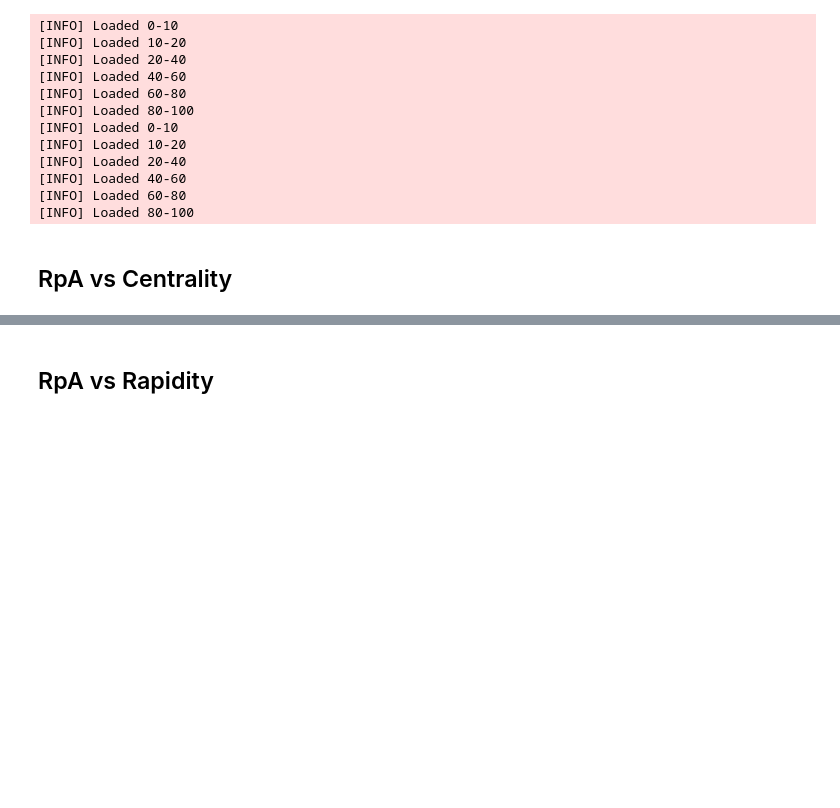
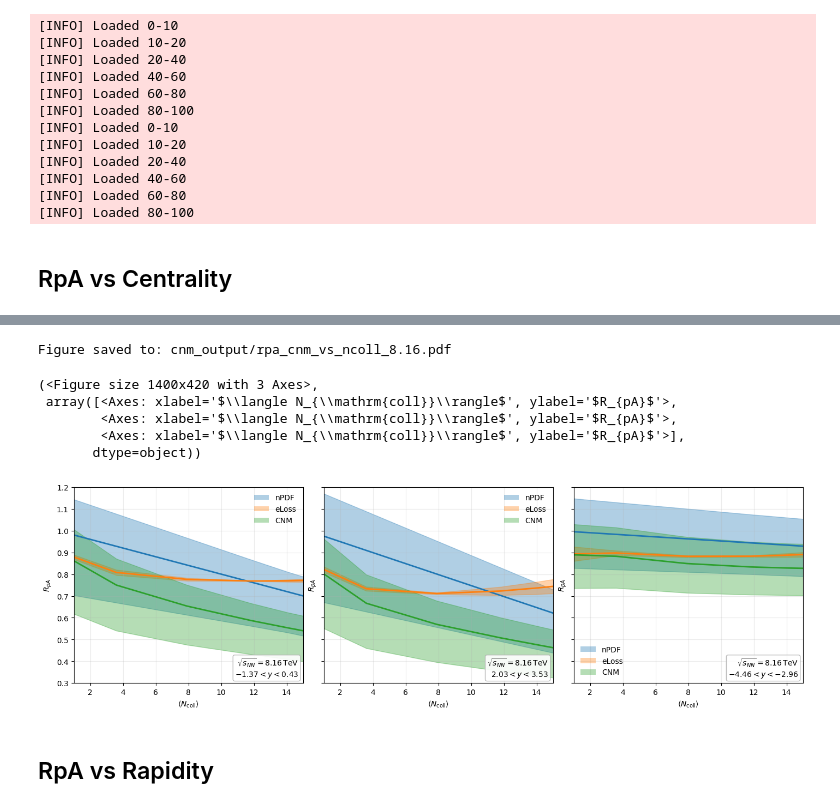
Before and after one commit to sabinthapa100/charmonia_combined_analysis, a Jupyter notebook: CNM_LHC.ipynb, the cells around one changed output, grey strips where cells are left out. Drawn from its saved outputs; the diff is of its cells as text; code cells hidden in the pictures; blank space fills up the shorter version.

```diff
--- a/CNM_LHC.ipynb
+++ b/CNM_LHC.ipynb
@@ -350,3 +393,19 @@ figure_rpa_vs_centrality_3panels(
+# %%
+figure_rpa_vs_centrality_3panels(
+    Y_WINDOWS, cent_edges=CENT_EDGES, cent_table=cent_table,
+    model=sys["model"], npdf=sys["npdf"], rgrid=sys["rgrid"], eloss_run=sys["E"],
+    sigma_mb=sys["sigma_mb"], components=("npdf","eloss","cnm"),
+    xmode="ncoll", ylim=(0.30,1.20), energy_label=sys["energy_label"],
+    show_grid=True, note_xy=(0.98,0.02), note_ha="right", note_va="bottom"
+)
+# %% [output]
+Figure saved to: cnm_output/rpa_cnm_vs_ncoll_8.16.pdf
+(<Figure size 1400x420 with 3 Axes>,
+ array([<Axes: xlabel='$\\langle N_{\\mathrm{coll}}\\rangle$', ylabel='$R_{pA}$'>,
+        <Axes: xlabel='$\\langle N_{\\mathrm{coll}}\\rangle$', ylabel='$R_{pA}$'>,
+        <Axes: xlabel='$\\langle N_{\\mathrm{coll}}\\rangle$', ylabel='$R_{pA}$'>],
+       dtype=object))
+[figure, added]
 # %% [markdown]
 ## RpA vs Rapidity
 # %%
```
Also changed, not shown: parts of 12 cells of this notebook, 57 other files.
